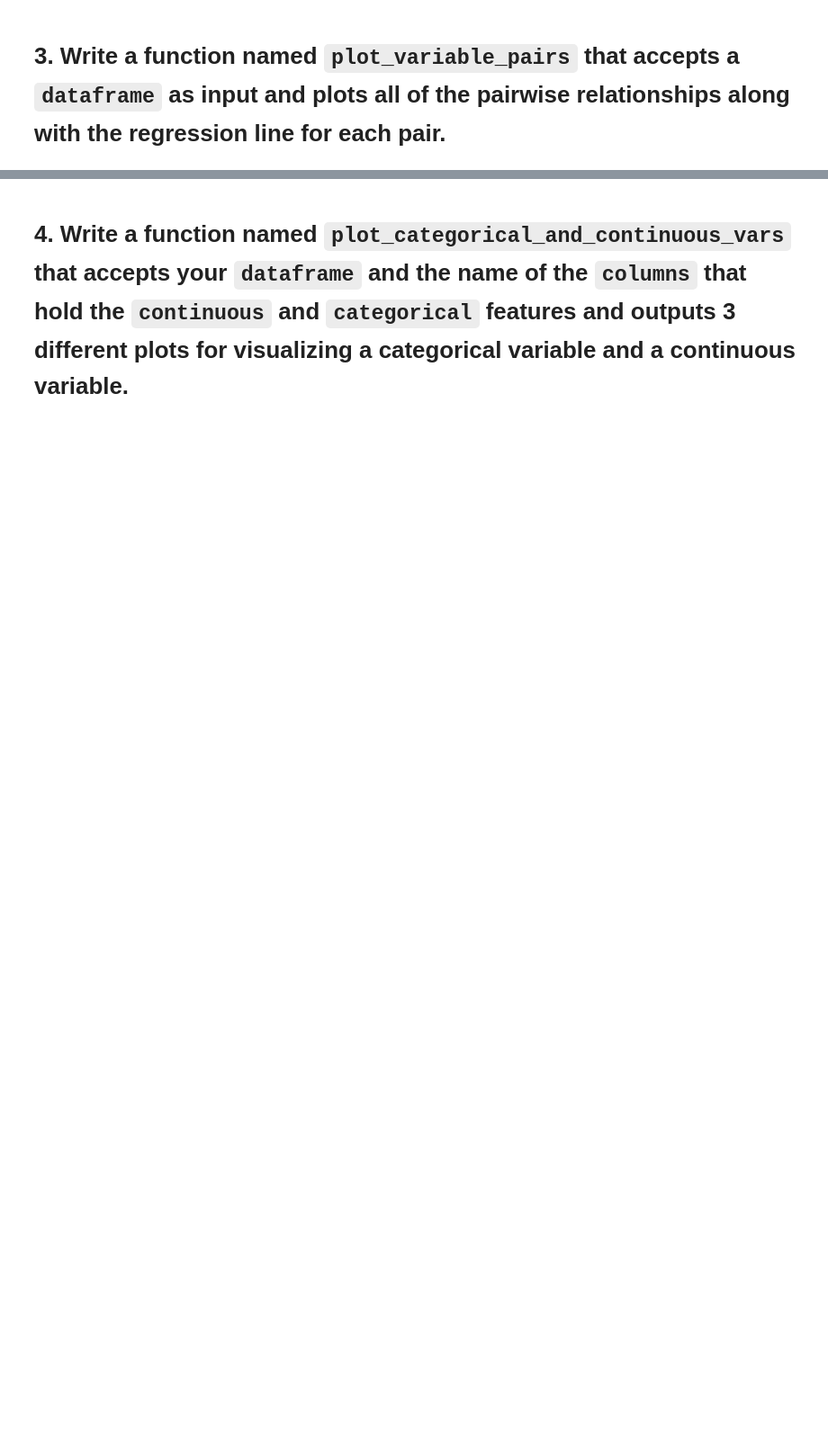
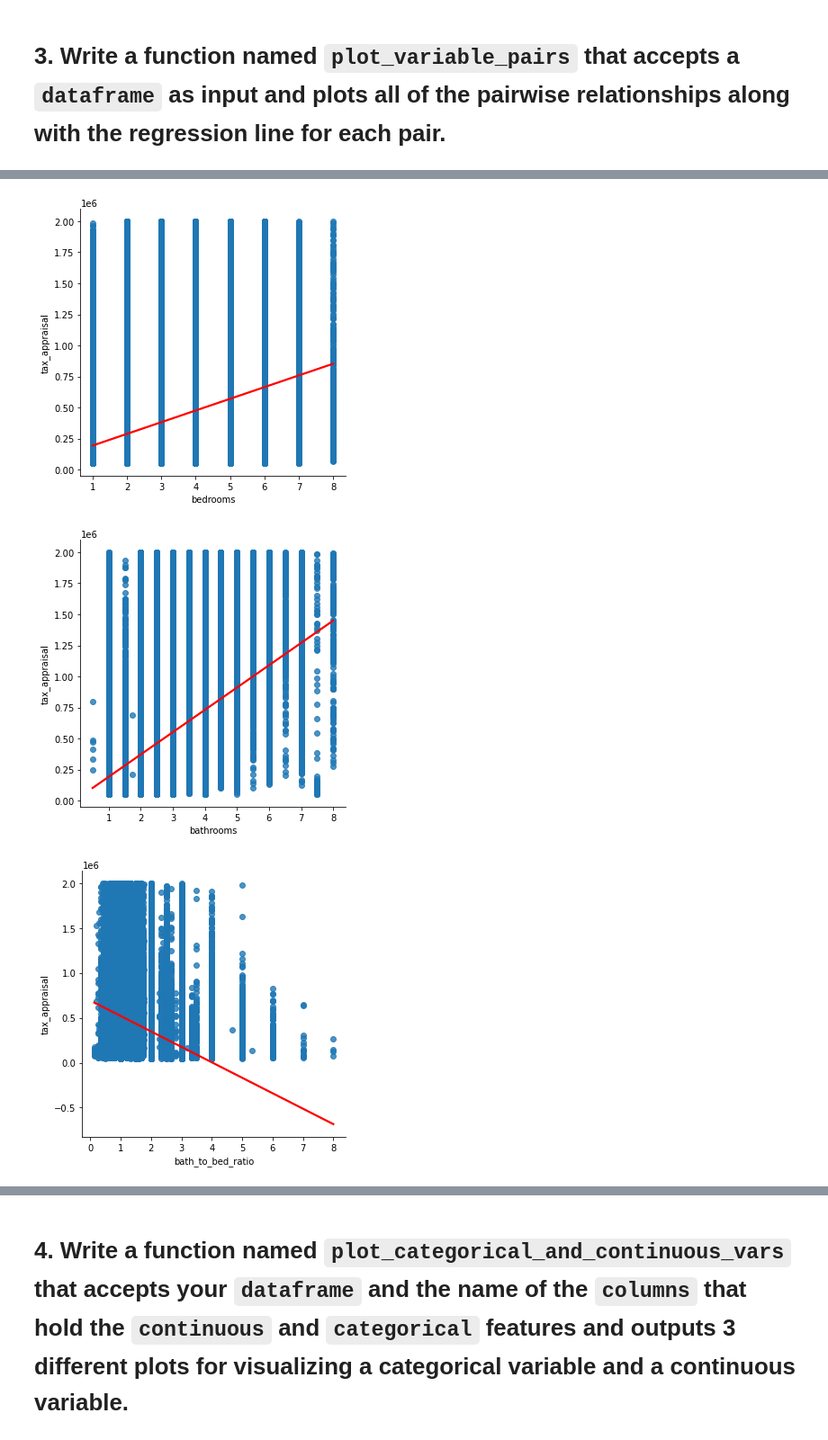
Before and after one commit to QMCBT-JustinEvans/regression-exercises, a Jupyter notebook: explore.ipynb, the cells around one changed output, grey strips where cells are left out. Shown at 90% size. Saved outputs shown, nothing was run; the diff lists cells and outputs as text; code cells hidden in the pictures; blank space fills up the shorter version.

```diff
--- a/explore.ipynb
+++ b/explore.ipynb
@@ -225,8 +236,3 @@ train.drop(columns=cat_vars)
-# %%
-def plot_variable_pairs(df, target):
-    for n in range(0, (len (df.columns))):
-        sns.lmplot(x=df.columns[n], y=target, data=df)
-        plot.show()
 # %%
 cat_vars
 # %% [output]
@@ -375,0 +361,19 @@ NameError: name 'co12' is not defined
+# %%
+def plot_variable_pairs(df, target):
+    """
+    Takes in a dataframe and target variable and plots each feature with the target variable
+    """
+
+    cols = df.columns.to_list()
+    cols.remove(target)
+    for col in cols:
+        sns.lmplot(x=col, y=target, data=df, line_kws={'color': 'red'})
+
+    return plt.show()
+# %%
+target = 'tax_appraisal'
+plot_variable_pairs(qty_df.astype('float64'), target)
+# %% [output]
+[figure, added]
+[figure, added]
+[figure, added]
```
Also changed, not shown: parts of 25 cells of this notebook, 1 other file.
